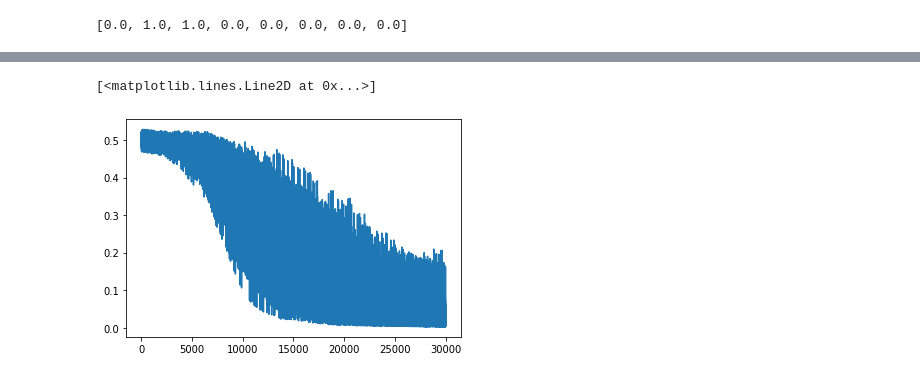
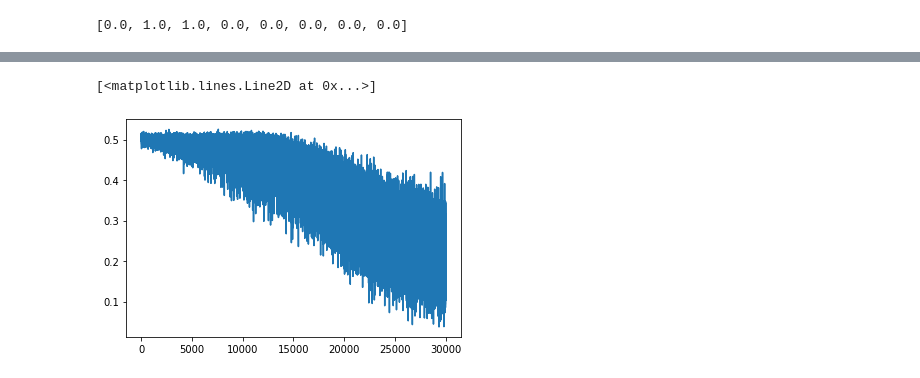
Before and after one commit to pdrabik223/the-neural-cryptography, a Jupyter notebook: experiments/aes_cipher_implementation.ipynb, the cells around one changed output, grey strips where cells are left out. Saved outputs shown, nothing was run; the diff lists cells and outputs as text; code cells hidden in the pictures.

```diff
--- a/experiments/aes_cipher_implementation.ipynb
+++ b/experiments/aes_cipher_implementation.ipynb
@@ -68,7 +71,7 @@ class CryptoDataset:
             copy_key.append(uint8(random.randint(0,255)))
         return CryptoDataset(size=size,key = copy_key)
 
-    def __init__(self,size:int,key:List[uint8] ):
+    def __init__(self,  size:int,   key:List[uint8]):
         self.size = size
         self.key = key
 
@@ -82,16 +85,36 @@ class CryptoDataset:
         input : List[uint8] = add_round_key(label,self.key)
         return (bytes_to_float_array(input),bytes_to_float_array(label))
 
-
-    def next_test(self):
+    def next_sub_byte(self):
 
         label : List[uint8] = []
         for _ in range(self.size) :
-            label.append(uint8(random.randint(245,255)))
+            label.append(uint8(random.randint(0,255)))
 
 
-        input : List[uint8] = add_round_key(label,self.key)
+        input : List[uint8] = sub_bytes(label)
         return (bytes_to_float_array(input),bytes_to_float_array(label))
+
+
+    def next_mix_columns(self):
+
+        label : List[uint8] = []
+        for _ in range(128 // 8) :
+            label.append(uint8(random.randint(0,255)))
+
+
+        input : List[uint8] = mix_columns(label)
+        return (bytes_to_float_array(input),bytes_to_float_array(label))
+
+    def next_little_mix_columns(self):
+
+        label : List[uint8] = []
+        for _ in range(128 // 8 // 4) :
+            label.append(uint8(random.randint(0,255)))
+
+
+        input : List[uint8] = little_mix_columns(label)
+        return (bytes_to_float_array(input),bytes_to_float_array(label))
 # %%
 def loss_function(output:List[float],label:List[float]):
 
@@ -108,13 +131,13 @@ criterion = nn.L1Loss()
 optimizer = optim.SGD(net.parameters(), lr=0.001, momentum=0.9)
 # %%
 
-dataloader = CryptoDataset.from_size(1)
+dataloader = CryptoDataset.from_size(2)
 lr = []
-for epoch in range(300):  # loop over the dataset multiple times
+for epoch in range(30):  # loop over the dataset multiple times
     running_loss = 0.0
-    for iteration in range(100):
+    for iteration in range(1000):
         # get the inputs; data is a list of [inputs, labels]
-        inputs, labels  = dataloader.next_train() # torch.tensor([float(i)]) / 100, torch.tensor([float(i+10)]) / 100
+        inputs, labels  = dataloader.next_sub_byte() # torch.tensor([float(i)]) / 100, torch.tensor([float(i+10)]) / 100
 
         # inputs, labels  = inputs/ -256, labels.reshape(-1, 0) / -256
 
@@ -155,5 +178,5 @@ plt.plot(lr)
 [<matplotlib.lines.Line2D at 0x...>]
-[figure, old version]
+[figure, new version]
 # %%
 def diff(output:List[float],label:List[float]):
 
```
Also changed, not shown: parts of 5 cells of this notebook, 1 other file.
